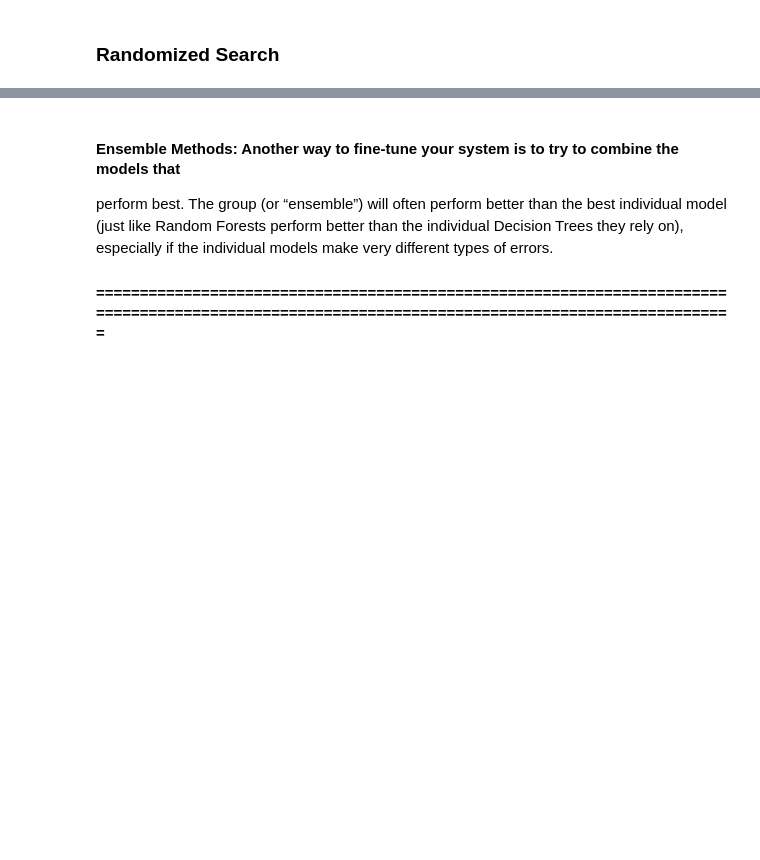
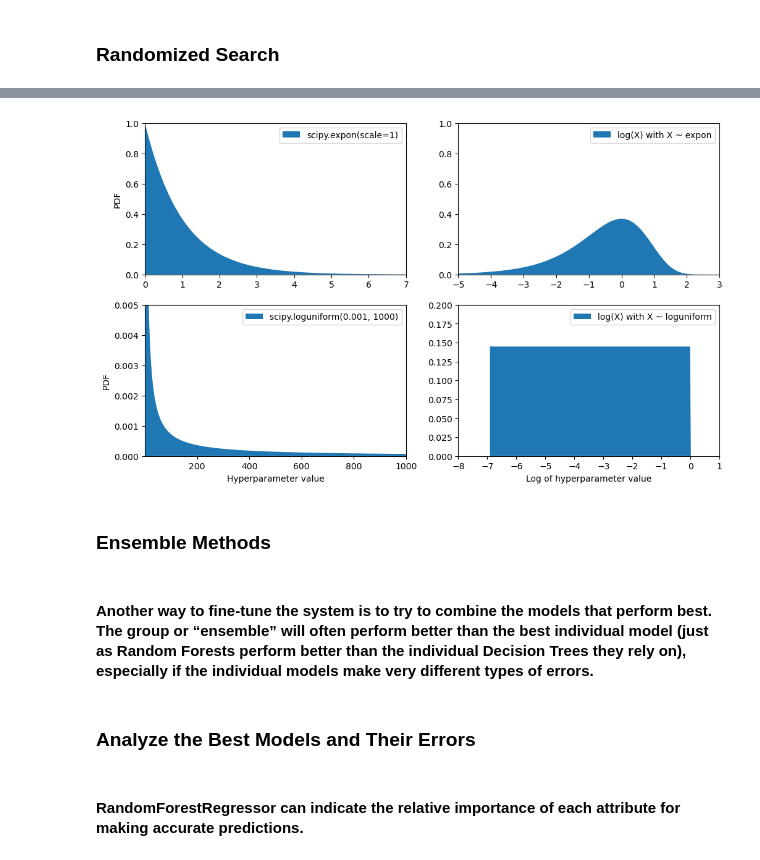
Before and after one commit to ojw92/HandsonML, a Jupyter notebook: austin_housing_analysis.ipynb, the cells around one changed output, grey strips where cells are left out. Drawn from its saved outputs; the diff is of its cells as text; code cells hidden in the pictures; blank space fills up the shorter version.

Commit message:
Changed title, fixed errors, and added analyses and final words

```diff
--- a/ch2.ipynb
+++ b/austin_housing_analysis.ipynb
@@ -1452,7 +1436,59 @@ scipy.stats.loguniform(a, b): when you have almost no idea what the optimal hype
+# %%
+# Sample plots of the PDF for expon() and loguniform() (left column), as well as the PDF of log(X) (right column)
+# The right column shows the distribution of hyperparameter scales.
+# expon() favors hyperparameters with roughly the desired scale, with a longer tail towards the smaller scales, while loguniform() does not favor any scale - they are all equally likely:
+from scipy.stats import loguniform
+
+xs1 = np.linspace(0, 7, 500)
+expon_distrib = expon(scale=1).pdf(xs1)
+
+log_xs2 = np.linspace(-5, 3, 500)
+log_expon_distrib = np.exp(log_xs2 - np.exp(log_xs2))
+
+xs3 = np.linspace(0.001, 1000, 500)
+loguniform_distrib = loguniform(0.001, 1000).pdf(xs3)
+
+log_xs4 = np.linspace(np.log(0.001), np.log(1000), 500)
+log_loguniform_distrib = uniform(np.log(0.001), np.log(1000)).pdf(log_xs4)
+
+plt.figure(figsize=(12, 7))
+
+plt.subplot(2, 2, 1)
+plt.fill_between(xs1, expon_distrib,
+                 label="scipy.expon(scale=1)")
+plt.ylabel("PDF")
+plt.legend()
+plt.axis([0, 7, 0, 1])
+
+plt.subplot(2, 2, 2)
+plt.fill_between(log_xs2, log_expon_distrib,
+                 label="log(X) with X ~ expon")
+plt.legend()
+plt.axis([-5, 3, 0, 1])
+
+plt.subplot(2, 2, 3)
+plt.fill_between(xs3, loguniform_distrib,
+                 label="scipy.loguniform(0.001, 1000)")
+plt.xlabel("Hyperparameter value")
+plt.ylabel("PDF")
+plt.legend()
+plt.axis([0.001, 1000, 0, 0.005])
+
+plt.subplot(2, 2, 4)
+plt.fill_between(log_xs4, log_loguniform_distrib,
+                 label="log(X) with X ~ loguniform")
+plt.xlabel("Log of hyperparameter value")
+plt.legend()
+plt.axis([-8, 1, 0, 0.2])
+
+plt.show()
+# %% [output]
+[figure, added]
 # %% [markdown]
-#### Ensemble Methods: Another way to fine-tune your system is to try to combine the models that
- perform best. The group (or “ensemble”) will often perform better than the
- best individual model (just like Random Forests perform better than the
- individual Decision Trees they rely on), especially if the individual models
- make very different types of errors.
-  #### =================================================================================================================================================
+### Ensemble Methods
+# %% [markdown]
+#### Another way to fine-tune the system is to try to combine the models that perform best. The group or “ensemble” will often perform better than the best individual model (just as Random Forests perform better than the individual Decision Trees they rely on), especially if the individual models make very different types of errors.
+# %% [markdown]
+### Analyze the Best Models and Their Errors
+# %% [markdown]
+#### RandomForestRegressor can indicate the relative importance of each attribute for making accurate predictions.
```
Also changed, not shown: parts of 63 cells of this notebook.
